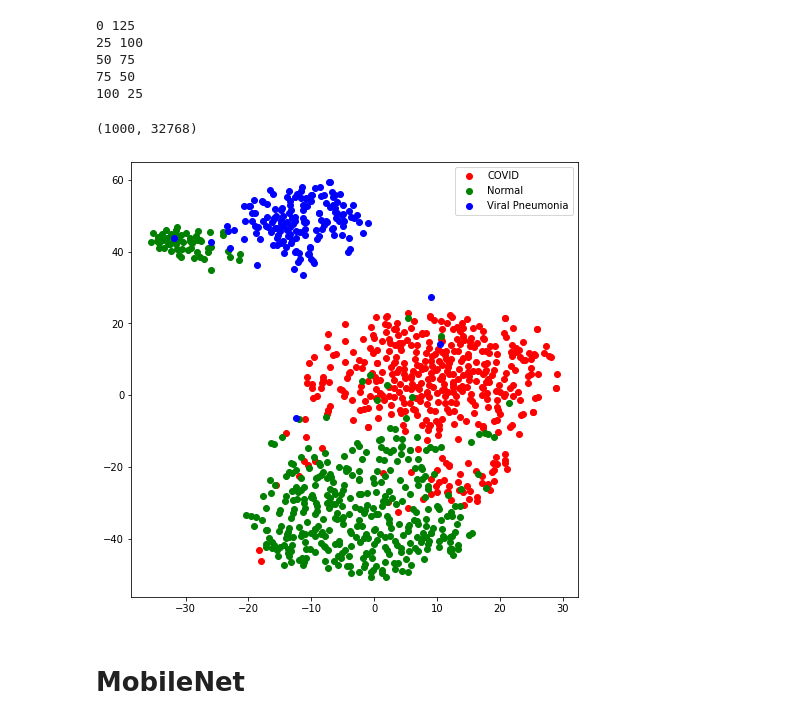
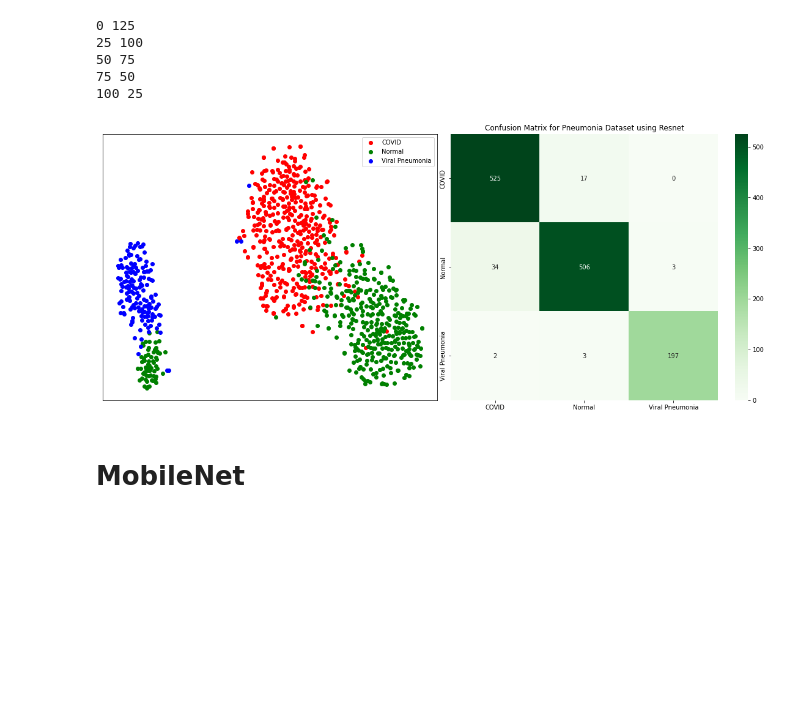
Before and after one commit to rohanchopra/Chest-X-Ray-Classification, a Jupyter notebook: notebooks/t-SNE/T_SNE_covid_pneumonia.ipynb, the cells around one changed output. Drawn from its saved outputs; the diff is of its cells as text; code cells hidden in the pictures; blank space fills up the shorter version.

Commit message:
T_SNE files for all datasets

```diff
--- a/notebooks/t-SNE/T_SNE_covid_pneumonia.ipynb
+++ b/notebooks/t-SNE/T_SNE_covid_pneumonia.ipynb
@@ -314,14 +325,19 @@ resnetmodel = resnetmodel.to(device)
 f = 125
 labels = []
 outputs = []
+y_pred = []
 with torch.no_grad():
   for b, (image, label) in enumerate(data_loaders['test']):
         if(b%25==0):
           print(b,f)
         # Apply the model
         image, label = image.to(device), label.to(device)
-        _, dictionary = resnetmodel(image)
-        labels += label
+        op , dictionary = resnetmodel(image)
+
+        predicted = torch.max(op.data, 1)[1]
+        y_pred += predicted.cpu()
+
+        labels += label.cpu()
         outputs += dictionary['layer4']
         f-=1
         if(f==0):
@@ -342,10 +358,6 @@ layer4 = torch.tensor(outputs)
 # %%
 layer4 = layer4.reshape(batch_size*125, 512*8*8)
 layer4 = layer4.detach().cpu().numpy()
-# %%
-layer4.shape
-# %% [output]
-(1000, 32768)
 # %%
 from sklearn.manifold import TSNE
 X_embedded = TSNE(n_components=2, learning_rate='auto', init='random', n_iter=10000).fit_transform(layer4)
@@ -365,15 +377,32 @@ for i in range(len(X_embedded)):
 class1 = np.array(class1)
 class2 = np.array(class2)
 class3 = np.array(class3)
-# %%
-plt.figure(figsize=(8,8))
-plt.scatter(class1[:,0], class1[:,1], c="red", label="COVID")
-plt.scatter(class2[:,0], class2[:,1], c="green", label="Normal")
-plt.scatter(class3[:,0], class3[:,1], c="blue", label="Viral Pneumonia")
-plt.legend()
-plt.show()
-# %% [output]
-[figure, removed]
+# %%
+path = '/content/drive/MyDrive/covid_pneumonia_pickle/eval_metrics_resnet34_covid_pneumonia_100_32_0.01_0.001_'
+pickle_in = open(path + '.pickle',"rb")
+val = pickle.load(pickle_in)
+# %%
+fig, (ax1, ax2) = plt.subplots(1,2, figsize=(20,8))
+
+ax1.scatter(class1[:,0], class1[:,1], c="red", label="COVID")
+ax1.scatter(class2[:,0], class2[:,1], c="green", label="Normal")
+ax1.scatter(class3[:,0], class3[:,1], c="blue", label="Viral Pneumonia")
+ax1.legend()
+# ax1.show()
+ax1.set_xticks([])
+ax1.set_yticks([])
+
+df_cm = val['cm']
+vmin = np.min(df_cm)
+vmax = np.max(df_cm)
+labels = ['COVID', 'Normal', 'Viral Pneumonia']
+
+sns.heatmap(df_cm, annot=True, fmt="g",vmin=vmin, vmax=vmax,cmap= 'Greens', xticklabels=labels, yticklabels=labels,  ax=ax2)
+#sns.heatmap(df_cm, annot=True, fmt="g", mask=off_diag_mask, cmap='gray_r',vmin=vmin, vmax=vmax,xticklabels=labels, yticklabels=labels)
+ax2.set_title('Confusion Matrix for Pneumonia Dataset using Resnet');
+plt.subplots_adjust(wspace=0.04, hspace=0.02)
+# %% [output]
+[figure, added]
 # %% [markdown]
 # MobileNet
 # %%
```
Also changed, not shown: parts of 25 cells of this notebook, 2 other files.
